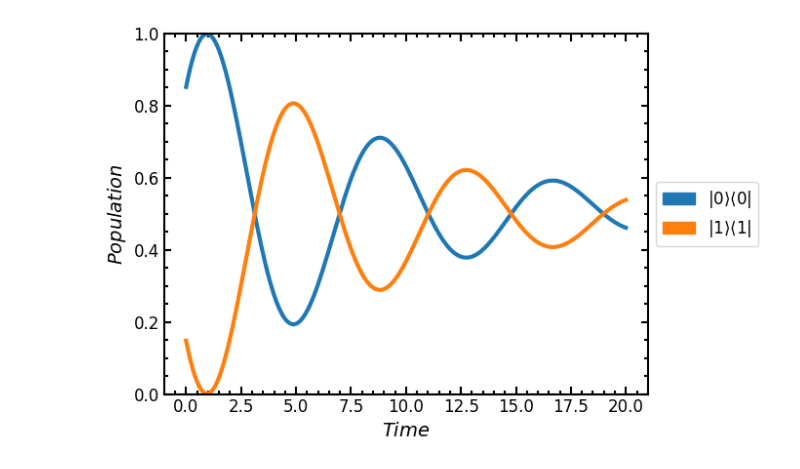
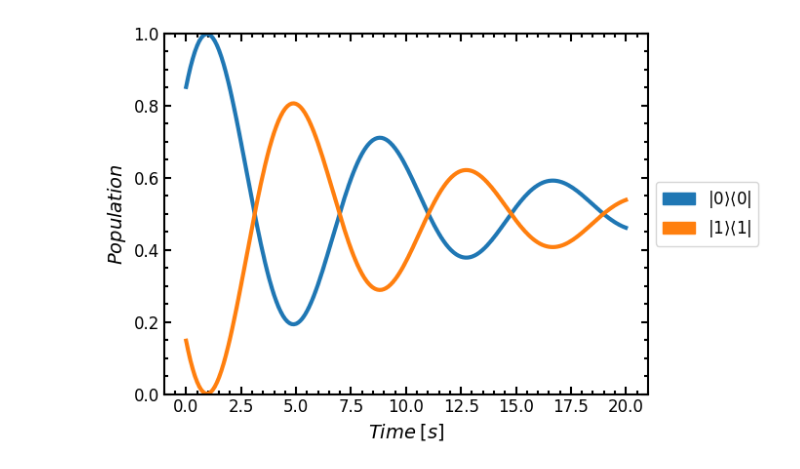
Before and after one commit to davidvrchen/quantum-channel-approximation, a Jupyter notebook: report/open-vs-closed.ipynb, the cells around one changed output. Cells and saved outputs as stored; diff of their text form; code cells hidden in the pictures.

```diff
--- a/report/open-vs-closed.ipynb
+++ b/report/open-vs-closed.ipynb
@@ -45,10 +66,10 @@ plt.savefig("example-closed.pdf", bbox_inches="tight")
 # %%
 plot_ref(ts, Ess_open, linestyle="-")
 
 plt.ylabel("$Population$")
-plt.xlabel("$Time$")
+plt.xlabel("$Time \: [s]$")
 plt.ylim(0, 1)
 lgd = plt.gca().legend(handles=legend_comp(1), loc="center left", bbox_to_anchor=(1, 0.5))
 plt.savefig("example-open.pdf", bbox_extra_artists=(lgd,), bbox_inches="tight")
 # %% [output]
-[figure, old version]
+[figure, new version]
```
Also changed, not shown: parts of 2 cells of this notebook, 3 other files.
